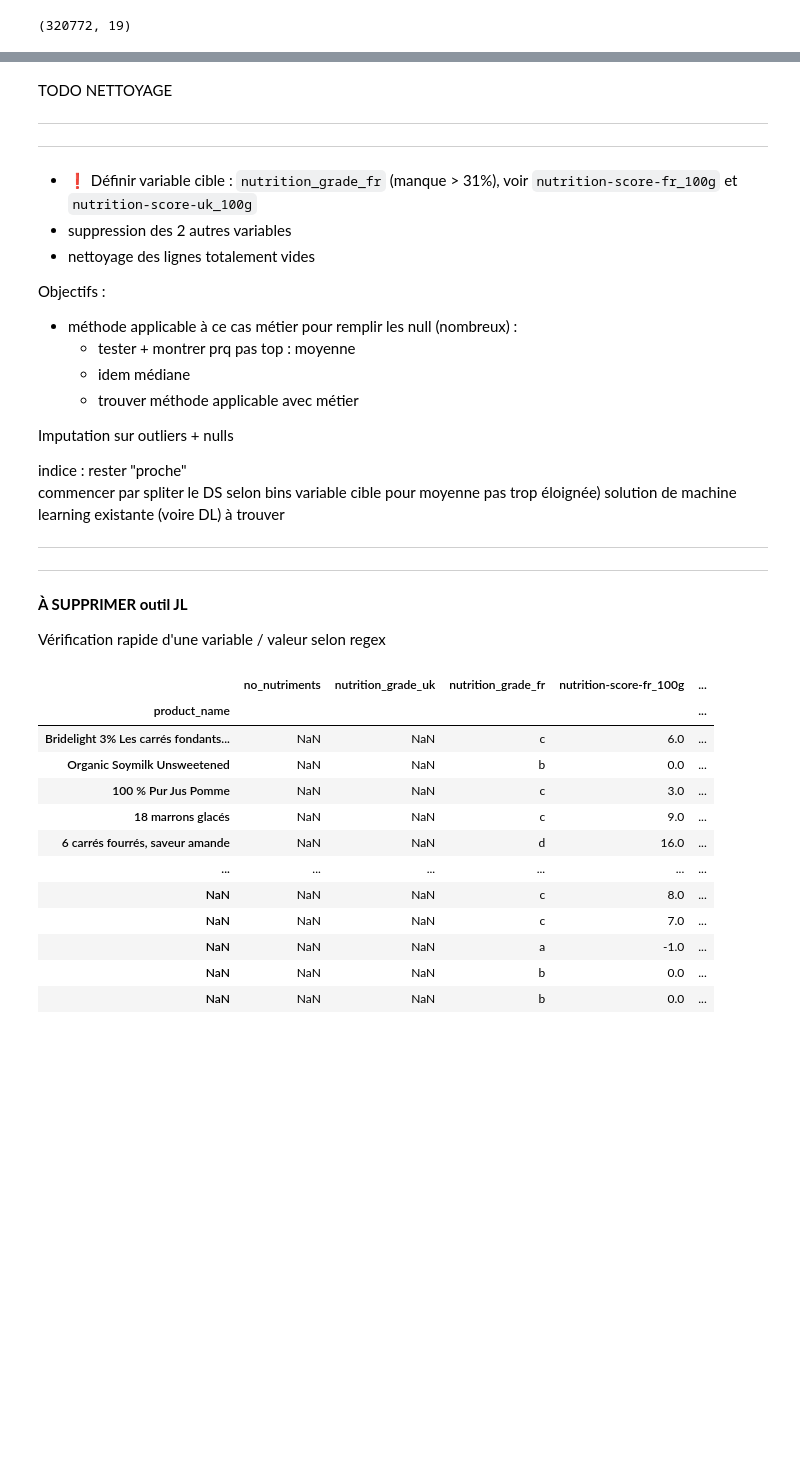
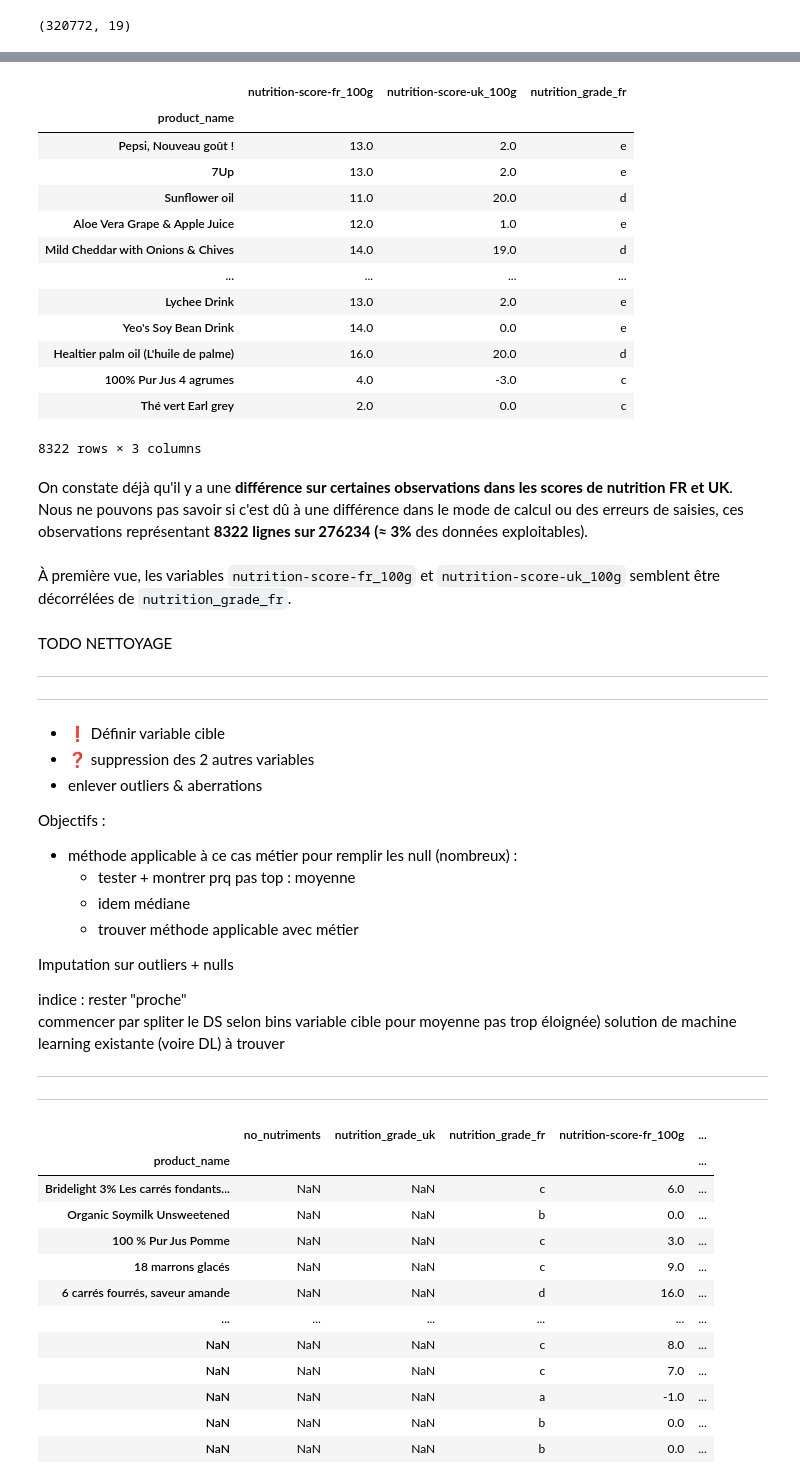
Before and after one commit to sycod/OC_projects, a Jupyter notebook: P2/P2 analyse exploratoire.ipynb, the cells around one changed output, grey strips where cells are left out. Drawn from its saved outputs; the diff is of its cells as text; code cells hidden in the pictures; blank space fills up the shorter version.

```diff
--- a/P2/P2 analyse exploratoire.ipynb
+++ b/P2/P2 analyse exploratoire.ipynb
@@ -333,0 +366,23 @@ print(df.shape)
+# %%
+df_temp = df.loc[
+    df['nutrition-score-fr_100g'] != df['nutrition-score-uk_100g']]
+display(df_temp[['nutrition-score-fr_100g', 'nutrition-score-uk_100g',
+                     'nutrition_grade_fr']].dropna(how="all"))
+# %% [output]
+|  | nutrition-score-fr_100g | nutrition-score-uk_100g | nutrition_grade_fr |
+| product_name |  |  |  |
+| Pepsi, Nouveau goût ! | 13.0 | 2.0 | e |
+| 7Up | 13.0 | 2.0 | e |
+| Sunflower oil | 11.0 | 20.0 | d |
+| Aloe Vera Grape & Apple Juice | 12.0 | 1.0 | e |
+| Mild Cheddar with Onions & Chives | 14.0 | 19.0 | d |
+| ... | ... | ... | ... |
+| Lychee Drink | 13.0 | 2.0 | e |
+| Yeo's Soy Bean Drink | 14.0 | 0.0 | e |
+| Healtier palm oil (L'huile de palme) | 16.0 | 20.0 | d |
+| 100% Pur Jus 4 agrumes | 4.0 | -3.0 | c |
+| Thé vert Earl grey | 2.0 | 0.0 | c |
+8322 rows × 3 columns
+# %% [markdown]
+On constate déjà qu'il y a une **différence sur certaines observations dans les scores de nutrition FR et UK**.
+Nous ne pouvons pas savoir si c'est dû à une différence dans le mode de calcul ou des erreurs de saisies, ces observations représentant **8322 lignes sur 276234 (≈ 3%** des données exploitables).
@@ -334,11 +391,13 @@ print(df.shape)
+# %% [markdown]
+À première vue, les variables `nutrition-score-fr_100g` et `nutrition-score-uk_100g` semblent être décorrélées de `nutrition_grade_fr`.
 # %% [markdown]
 TODO NETTOYAGE
 
 **************
 **************
-- ❗️ Définir variable cible : `nutrition_grade_fr` (manque > 31%), voir `nutrition-score-fr_100g` et `nutrition-score-uk_100g`
-- suppression des 2 autres variables
-- nettoyage des lignes totalement vides
+- ❗️ Définir variable cible
+- ❓ suppression des 2 autres variables
+- enlever outliers & aberrations
 
 Objectifs :
 - méthode applicable à ce cas métier pour remplir les null (nombreux) :
@@ -353,8 +412,4 @@ commencer par spliter le DS selon bins variable cible pour moyenne pas trop élo
 solution de machine learning existante (voire DL) à trouver
 **************
 **************
-# %% [markdown]
-**À SUPPRIMER outil JL**
-
-Vérification rapide d'une variable / valeur selon regex
 # %%
```
Also changed, not shown: parts of 14 cells of this notebook.
